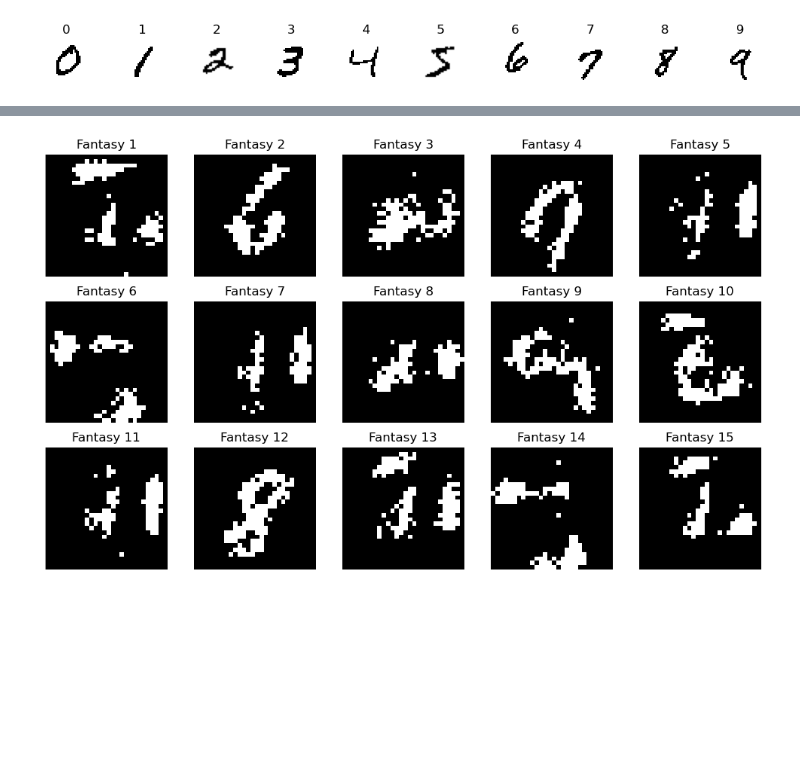
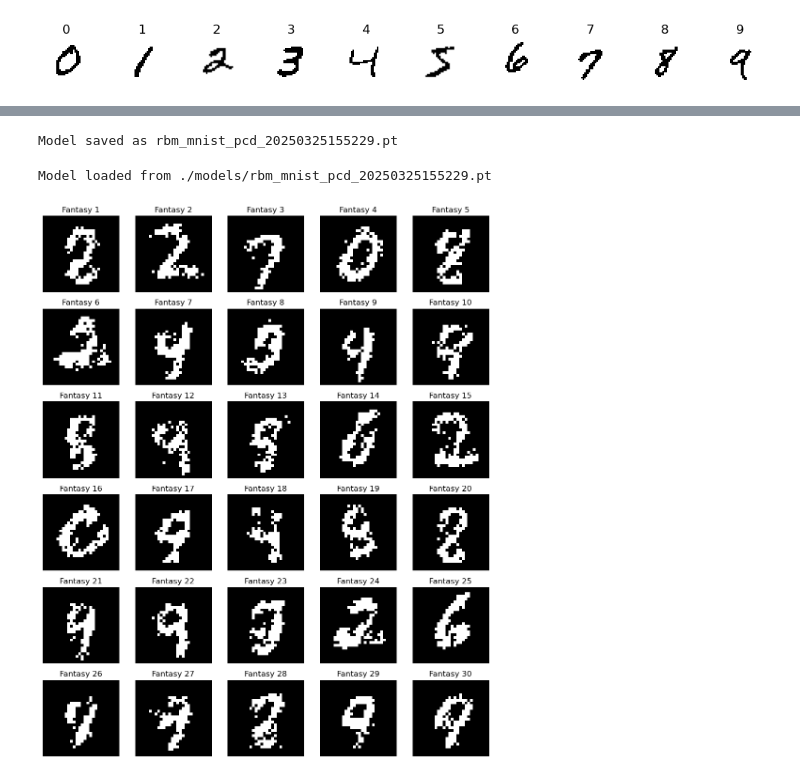
Before and after one commit to simontonner/neural-quantum-tomo, a Jupyter notebook: refinement/rbm/rbm_mnist_pcd_pt.ipynb, the cells around one changed output, grey strips where cells are left out. Saved outputs shown, nothing was run; the diff lists cells and outputs as text; code cells hidden in the pictures; blank space fills up the shorter version.

```diff
--- a/refinement/rbm/rbm_mnist_pcd_pt.ipynb
+++ b/refinement/rbm/rbm_mnist_pcd_pt.ipynb
@@ -84,23 +77,23 @@ class RBM(nn.Module):
         hidden_term = nn.functional.softplus(v @ self.W + self.c).sum(dim=1)
         return -visible_term - hidden_term
 # %%
-def train_rbm(rbm, train_loader, num_epochs, k, optimizer, scheduler=None):
+def train_rbm(rbm, train_loader, num_epochs, k, optimizer, scheduler=None, pcd_reset=5):
     rbm.train()
 
-    persistent_v = torch.bernoulli(torch.rand(batch_size, rbm.n_visible)).to(device)
+    v_persistent = torch.bernoulli(torch.rand(batch_size, rbm.n_visible)).to(device)
 
     metrics = {}
     for epoch in range(num_epochs):
         total_loss = 0.0
-        for data, _ in train_loader:
+
+        for batch_idx, (data, _) in enumerate(train_loader):
             data = data.view(-1, rbm.n_visible).to(device)
 
-            # positive phase
-            h0, _ = rbm.sample_hidden(data)
+            if batch_idx % pcd_reset == 0:
+                v_persistent = torch.bernoulli(torch.rand(batch_size, rbm.n_visible)).to(device)
 
-            # negative phase using persistent fantasy particles
-            v_k = rbm.sample_gibbs(persistent_v, k)
-            persistent_v = v_k.detach()
+            v_k = rbm.sample_gibbs(v_persistent, k)
+            v_persistent = v_k.detach()
 
             loss = rbm.free_energy(data).mean() - rbm.free_energy(v_k).mean()
 
@@ -113,11 +106,11 @@ def train_rbm(rbm, train_loader, num_epochs, k, optimizer, scheduler=None):
         if scheduler is not None:
             scheduler.step()
 
-        metrics[epoch] = { "free_energy_loss": total_loss / len(train_loader) }
-        print(f"Epoch [{epoch+1}/{num_epochs}] - Free Energy Loss: {total_loss / len(train_loader):.4f}")
+        avg_loss = total_loss / len(train_loader)
+        metrics[epoch] = { "free_energy_loss": avg_loss }
+        print(f"Epoch [{epoch+1}/{num_epochs}] - Free Energy Loss: {avg_loss:.4f}")
 
     return metrics
-
 
 
 #### TRAINING
@@ -128,6 +121,7 @@ hidden_units    = 256
 k               = 1
 lr              = 1e-3
 num_epochs      = 30
+pcd_reset       = 75        # reset persistent chain every N batches
 weight_decay    = 1e-5      # L2 regularization
 lr_decay        = 0.95      # learning rate decay PER EPOCH
 
@@ -139,5 +133,5 @@ rbm = RBM(visible_units, hidden_units).to(device)
 optimizer = optim.Adam(rbm.parameters(), lr=lr, weight_decay=weight_decay)
 scheduler = optim.lr_scheduler.ExponentialLR(optimizer, gamma=lr_decay)
 
-metrics = train_rbm(rbm, train_loader, num_epochs=num_epochs, k=k, optimizer=optimizer, scheduler=scheduler)
+metrics = train_rbm(rbm, train_loader, num_epochs=num_epochs, k=k, optimizer=optimizer, scheduler=scheduler, pcd_reset=pcd_reset)
 # %% [output]
@@ -168,17 +162,68 @@ Text(0, 0.5, 'Free Energy Loss')
+# %%
+# store away model with timestamp and storehyperparameters in a small json for reference too:
+
+import json
+import os
+import datetime
+
+model_dir = "./models"
+os.makedirs(model_dir, exist_ok=True)
+
+# model name can be simple since we are storing hyperparameters in a json, just tag it by timestamp
+
+model_name = f"rbm_mnist_pcd_{datetime.datetime.now().strftime('%Y%m%d%H%M%S')}.pt"
+
+torch.save(rbm.state_dict(), os.path.join(model_dir, model_name))
+
+hyperparameters = {
+    "visible_units": visible_units,
+    "hidden_units": hidden_units,
+    "k": k,
+    "lr": lr,
+    "num_epochs": num_epochs,
+    "pcd_reset": pcd_reset,
+    "weight_decay": weight_decay,
+    "lr_decay": lr_decay }
+
+with open(os.path.join(model_dir, model_name.replace(".pt", ".json")), "w") as f:
+    json.dump(hyperparameters, f)
+
+print(f"Model saved as {model_name}")
+# %% [output]
+Model saved as rbm_mnist_pcd_20250325155229.pt
+# %%
+import json
+import os
+
+model_dir = "./models"
+
+# load model back and check if it is working
+model_name = "rbm_mnist_pcd_20250325155229.pt"
+model_path = os.path.join(model_dir, model_name)
+
+with open(model_path.replace(".pt", ".json"), "r") as f:
+    hyperparameters = json.load(f)
+
+rbm = RBM(hyperparameters["visible_units"], hyperparameters["hidden_units"]).to(device)
+rbm.load_state_dict(torch.load(model_path))
+
+print(f"Model loaded from {model_path}")
+# %% [output]
+Model loaded from ./models/rbm_mnist_pcd_20250325155229.pt
 # %%
 def sample_from_rbm(rbm, n_samples=16, n_steps=100):
     rbm.eval()
 
     v = torch.bernoulli(torch.rand(n_samples, rbm.n_visible)).to(device)
     with torch.no_grad():
         v = rbm.sample_gibbs(v, n_steps)
     return v.cpu().view(-1, 1, 28, 28)
 
 #### GENERATION
 
-fantasy_images = sample_from_rbm(rbm, n_samples=15, n_steps=200)
+fantasy_images = sample_from_rbm(rbm, n_samples=30, n_steps=50)
 labeled_samples = [(f"Fantasy {idx+1}", img) for idx, img in enumerate(fantasy_images)]
 
 print_samples(labeled_samples, elements_per_row=5, fig_width=10, cmap="gray")
 # %% [output]
-[figure, old version]
+[figure, new version]
```
Also changed, not shown: parts of 3 cells of this notebook, 2 other files.
